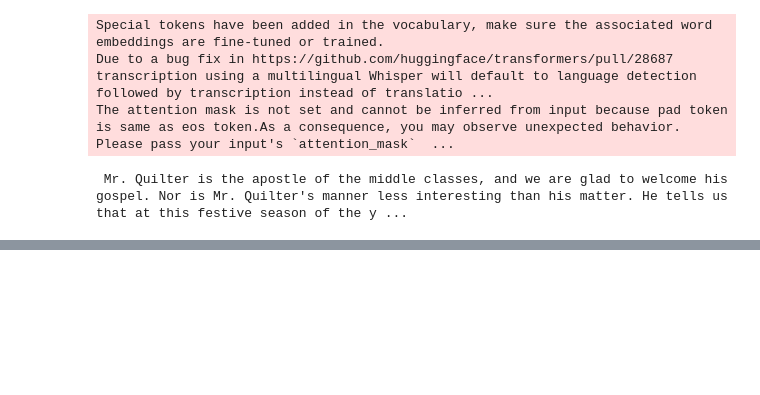
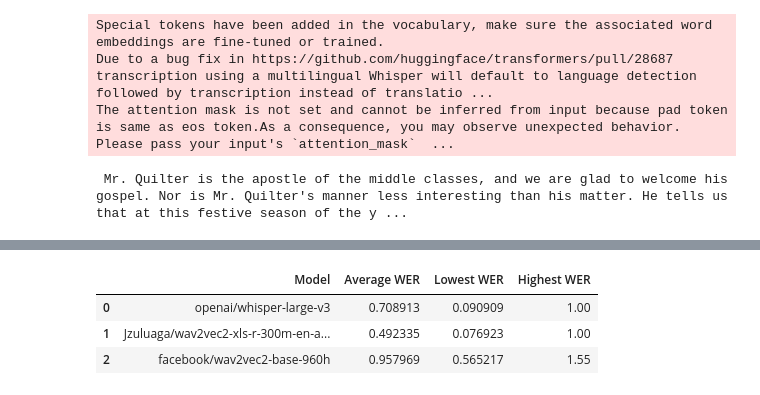
Before and after one commit to rodoggyro/iResearch-2024, a Jupyter notebook: modelTesting.ipynb, the cells around one changed output, grey strips where cells are left out. Cells and saved outputs as stored; diff of their text form; code cells hidden in the pictures; blank space fills up the shorter version.

Commit message:
Provides prelim results for 3 models

```diff
--- a/modelTesting.ipynb
+++ b/modelTesting.ipynb
@@ -115,10 +118,12 @@ result = pipe(df['audio'][0])
 print(result['text'])
 print(df['transcripts'][0])
 
+print(type(result['text']))
+print(type(df['transcripts'][0]))
+
 wer = load('wer')
-wer_score = wer.compute(predictions=[result['text']], references=[df['transcripts'][0]])
+wer_score = wer.compute(predictions=[result['text']], references=[df['transcripts'][0][0]])
 print(wer_score)
-# print(result['text'] == df['transcripts'][0])
 # %% [output]
 Some weights of the model checkpoint at Jzuluaga/wav2vec2-xls-r-300m-en-atc-uwb-atcc-and-atcosim were not used when initializing Wav2Vec2ForCTC: ['wav2vec2.encoder.pos_conv_embed.conv.weight_g', 'wav2 ...
 - This IS expected if you are initializing Wav2Vec2ForCTC from the checkpoint of a model trained on another task or with another architecture (e.g. initializing a BertForSequenceClassification model f ...
@@ -135,0 +213,7 @@ Input references: [['KLM Seven Three Whiskey maintain present heading for vector
+# %%
+resultsDf
+# %% [output]
+|  | Model | Average WER | Lowest WER | Highest WER |
+| 0 | openai/whisper-large-v3 | 0.708913 | 0.090909 | 1.00 |
+| 1 | Jzuluaga/wav2vec2-xls-r-300m-en-a... | 0.492335 | 0.076923 | 1.00 |
+| 2 | facebook/wav2vec2-base-960h | 0.957969 | 0.565217 | 1.55 |
```
Also changed, not shown: parts of 4 cells of this notebook, 1 other file.
